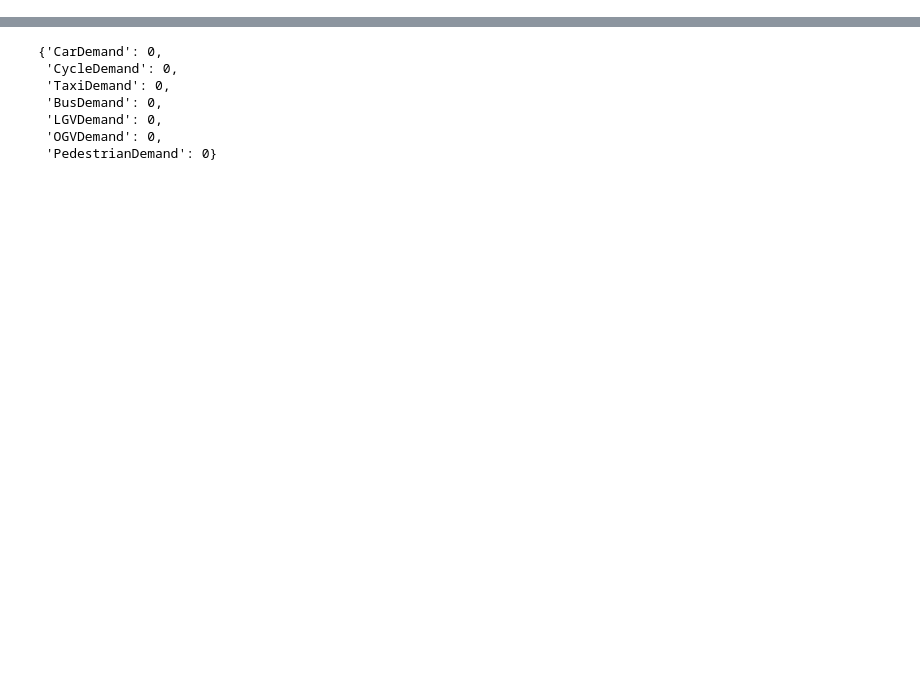
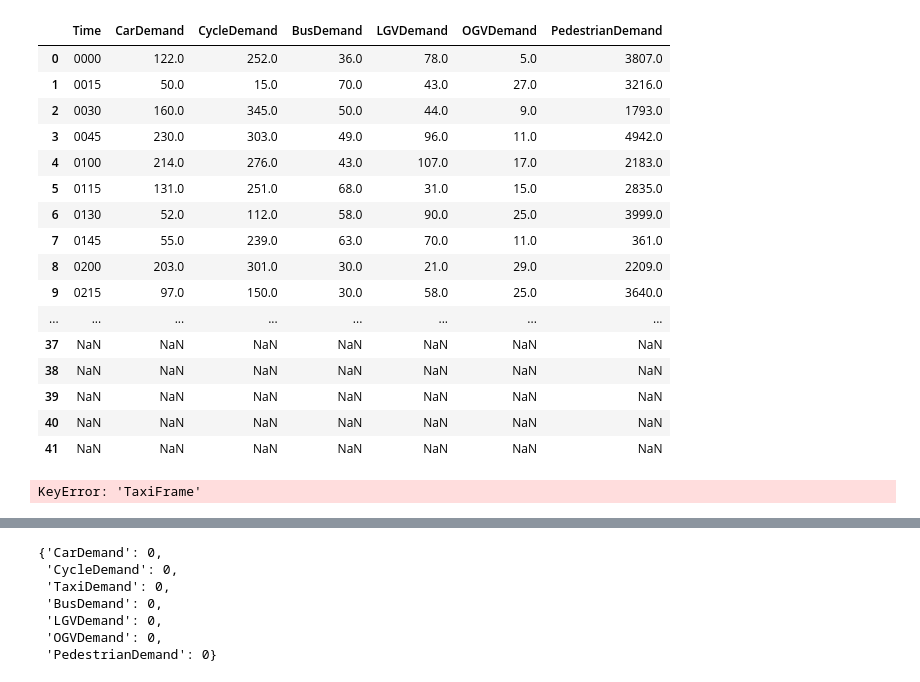
Before and after one commit to RFCArrow/traffic-sim, a Jupyter notebook: modelling/drafting.ipynb, the cells around one changed output, grey strips where cells are left out. Drawn from its saved outputs; the diff is of its cells as text; code cells hidden in the pictures; blank space fills up the shorter version.

```diff
--- a/modelling/drafting.ipynb
+++ b/modelling/drafting.ipynb
@@ -2,0 +140,24 @@
+# %%
+df
+# %% [output]
+|  | Time | CarDemand | CycleDemand | BusDemand | LGVDemand | OGVDemand | PedestrianDemand |
+| 0 | 0000 | 122.0 | 252.0 | 36.0 | 78.0 | 5.0 | 3807.0 |
+| 1 | 0015 | 50.0 | 15.0 | 70.0 | 43.0 | 27.0 | 3216.0 |
+| 2 | 0030 | 160.0 | 345.0 | 50.0 | 44.0 | 9.0 | 1793.0 |
+| 3 | 0045 | 230.0 | 303.0 | 49.0 | 96.0 | 11.0 | 4942.0 |
+| 4 | 0100 | 214.0 | 276.0 | 43.0 | 107.0 | 17.0 | 2183.0 |
+| 5 | 0115 | 131.0 | 251.0 | 68.0 | 31.0 | 15.0 | 2835.0 |
+| 6 | 0130 | 52.0 | 112.0 | 58.0 | 90.0 | 25.0 | 3999.0 |
+| 7 | 0145 | 55.0 | 239.0 | 63.0 | 70.0 | 11.0 | 361.0 |
+| 8 | 0200 | 203.0 | 301.0 | 30.0 | 21.0 | 29.0 | 2209.0 |
+| 9 | 0215 | 97.0 | 150.0 | 30.0 | 58.0 | 25.0 | 3640.0 |
+| ... | ... | ... | ... | ... | ... | ... | ... |
+| 37 | NaN | NaN | NaN | NaN | NaN | NaN | NaN |
+| 38 | NaN | NaN | NaN | NaN | NaN | NaN | NaN |
+| 39 | NaN | NaN | NaN | NaN | NaN | NaN | NaN |
+| 40 | NaN | NaN | NaN | NaN | NaN | NaN | NaN |
+| 41 | NaN | NaN | NaN | NaN | NaN | NaN | NaN |
+# %%
+totals = [i+j+k+l+m+n+o for i,j,k,l,m,n,o in zip(df['CarDemand'], df['CycleDemand'], df['TaxiFrame'], df['BusDemand'],df['LGVDemand'], df['OGVDemand'], df['PedestrianDemand'])]
+# %% [output]
+KeyError: 'TaxiFrame'
```
Also changed, not shown: parts of 21 cells of this notebook, 3 other files.
